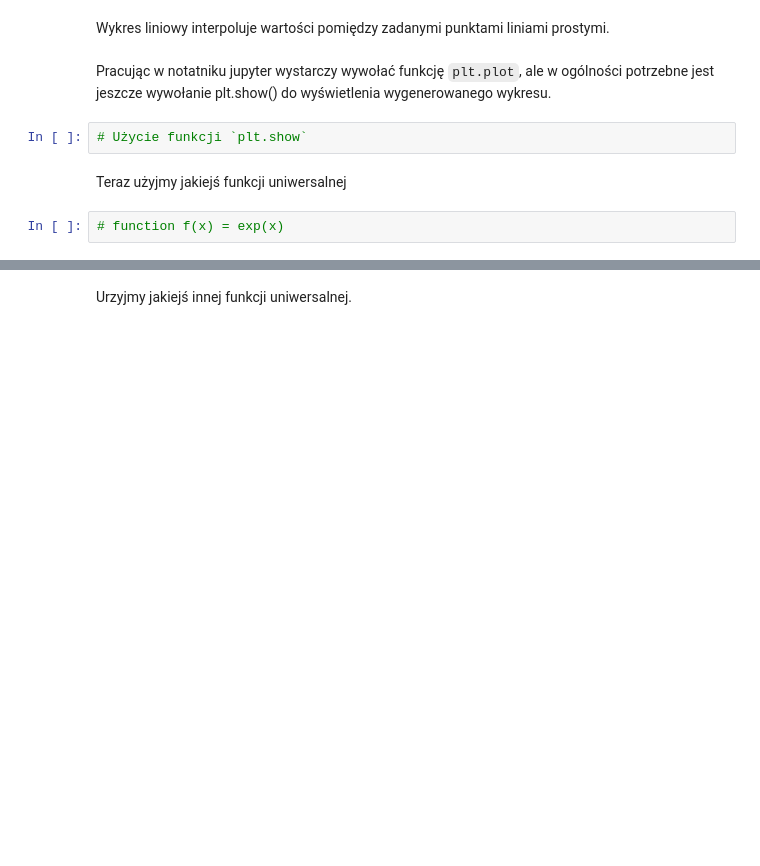
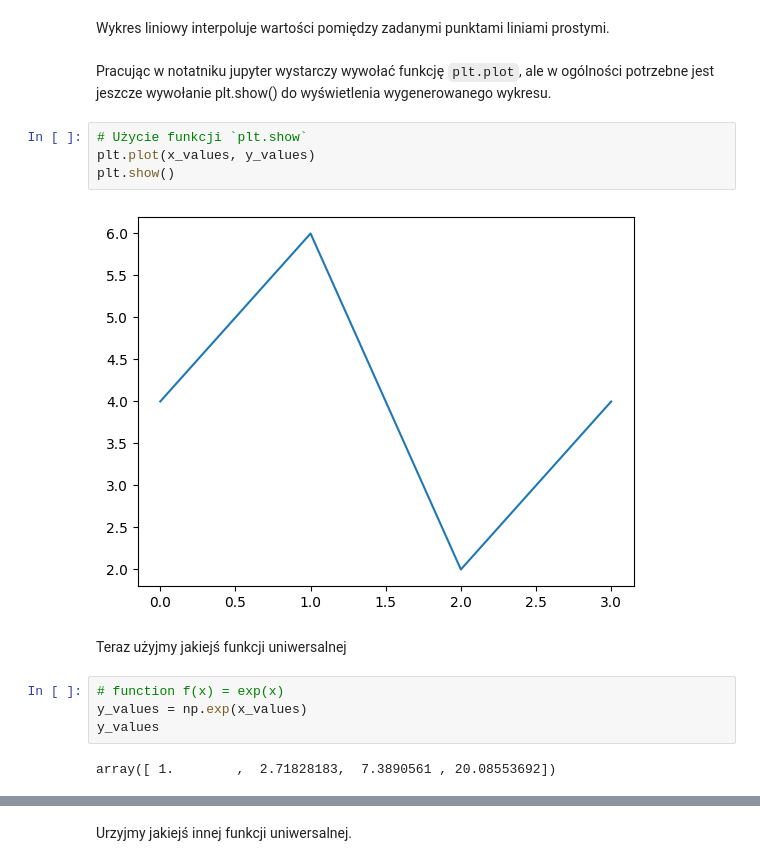
Before and after one commit to jgrynczewski/python_rozszerzenie_ds_27_04_2024, a Jupyter notebook: part2.ipynb, the cells around one changed output, grey strips where cells are left out. Drawn from its saved outputs; the diff is of its cells as text; blank space fills up the shorter version.

```diff
--- a/part2.ipynb
+++ b/part2.ipynb
@@ -76,9 +114,17 @@ Wykres liniowy interpoluje wartości pomiędzy zadanymi punktami liniami prostym
 Pracując w notatniku jupyter wystarczy wywołać funkcję `plt.plot`, ale w ogólności potrzebne jest jeszcze wywołanie plt.show() do wyświetlenia wygenerowanego wykresu.
 # %%
 # Użycie funkcji `plt.show`
+plt.plot(x_values, y_values)
+plt.show()
+# %% [output]
+[figure, added]
 # %% [markdown]
 Teraz użyjmy jakiejś funkcji uniwersalnej
 # %%
 # function f(x) = exp(x)
+y_values = np.exp(x_values)
+y_values
+# %% [output]
+array([ 1.        ,  2.71828183,  7.3890561 , 20.08553692])
 # %%
 # wykres f(x) = exp(x)
```
Also changed, not shown: parts of 27 cells of this notebook, 2 other files.
